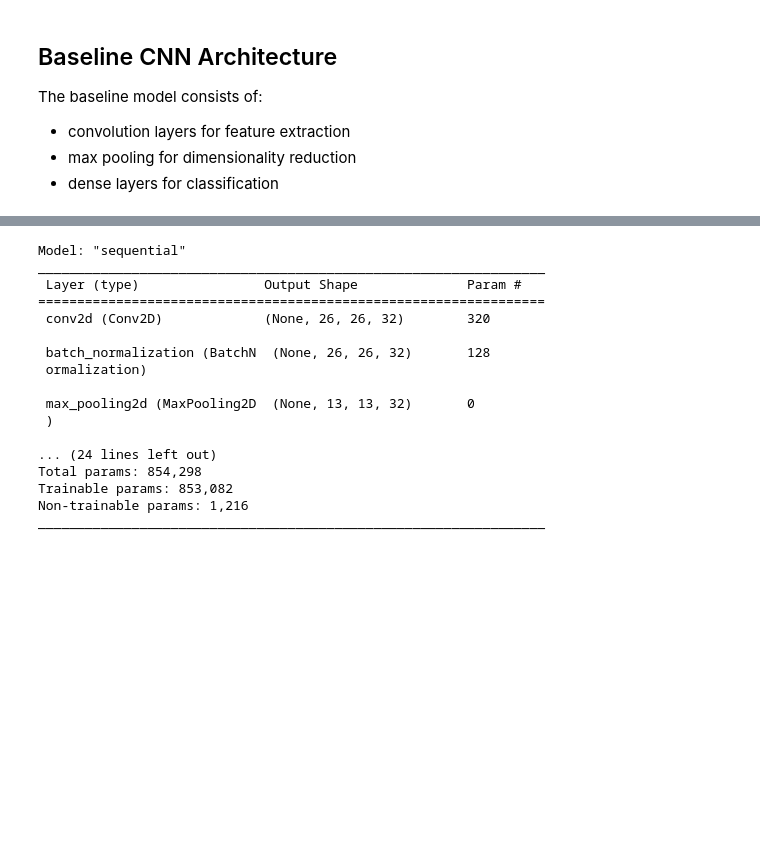
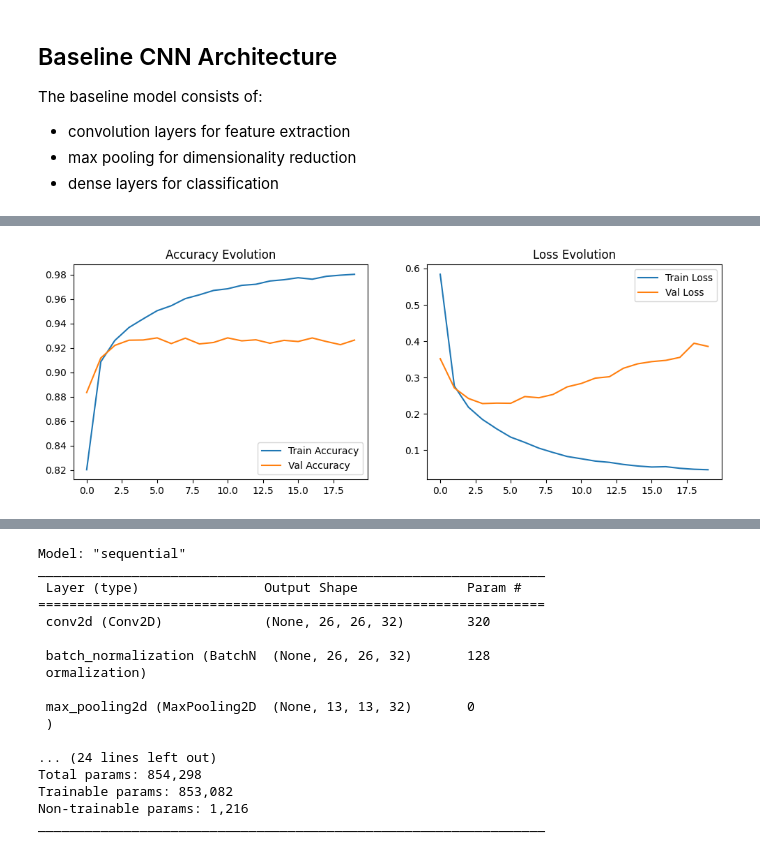
Before and after one commit to noodlebatteries124/DELE-CA1, a Jupyter notebook: ptA.ipynb, the cells around one changed output, grey strips where cells are left out. Cells and saved outputs as stored; diff of their text form; code cells hidden in the pictures; blank space fills up the shorter version.

Commit message:
baseline and complex cnn added

```diff
--- a/ptA.ipynb
+++ b/ptA.ipynb
@@ -231,0 +284,10 @@ The baseline model consists of:
+# %%
+early_stop = EarlyStopping(monitor='val_loss', patience=3, restore_best_weights=True)
+
+baseline_history = baseline_model.fit(
+    X_train,
+    y_train,
+    epochs=20,
+    batch_size=64,
+    validation_data=(X_test, y_test)
+)
@@ -231,0 +312,18 @@ The baseline model consists of:
+# %%
+# accuracy graph
+plt.figure(figsize=(12, 4))
+plt.subplot(1, 2, 1)
+plt.plot(baseline_history.history['accuracy'], label='Train Accuracy')
+plt.plot(baseline_history.history['val_accuracy'], label='Val Accuracy')
+plt.title('Accuracy Evolution')
+plt.legend()
+
+# Loss graph
+plt.subplot(1, 2, 2)
+plt.plot(baseline_history.history['loss'], label='Train Loss')
+plt.plot(baseline_history.history['val_loss'], label='Val Loss')
+plt.title('Loss Evolution')
+plt.legend()
+plt.show()
+# %% [output]
+[figure, added]
```
Also changed, not shown: parts of 9 cells of this notebook.
